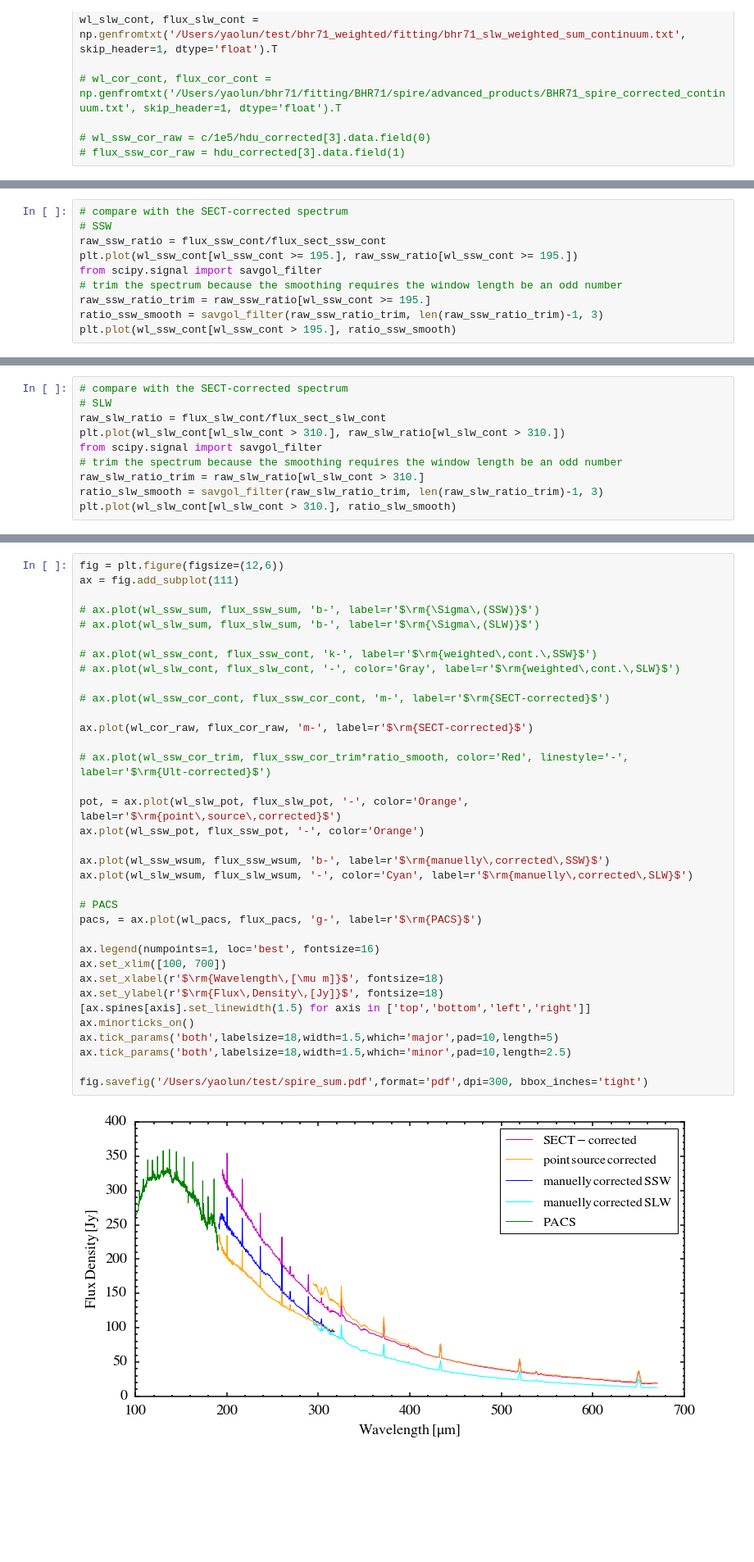
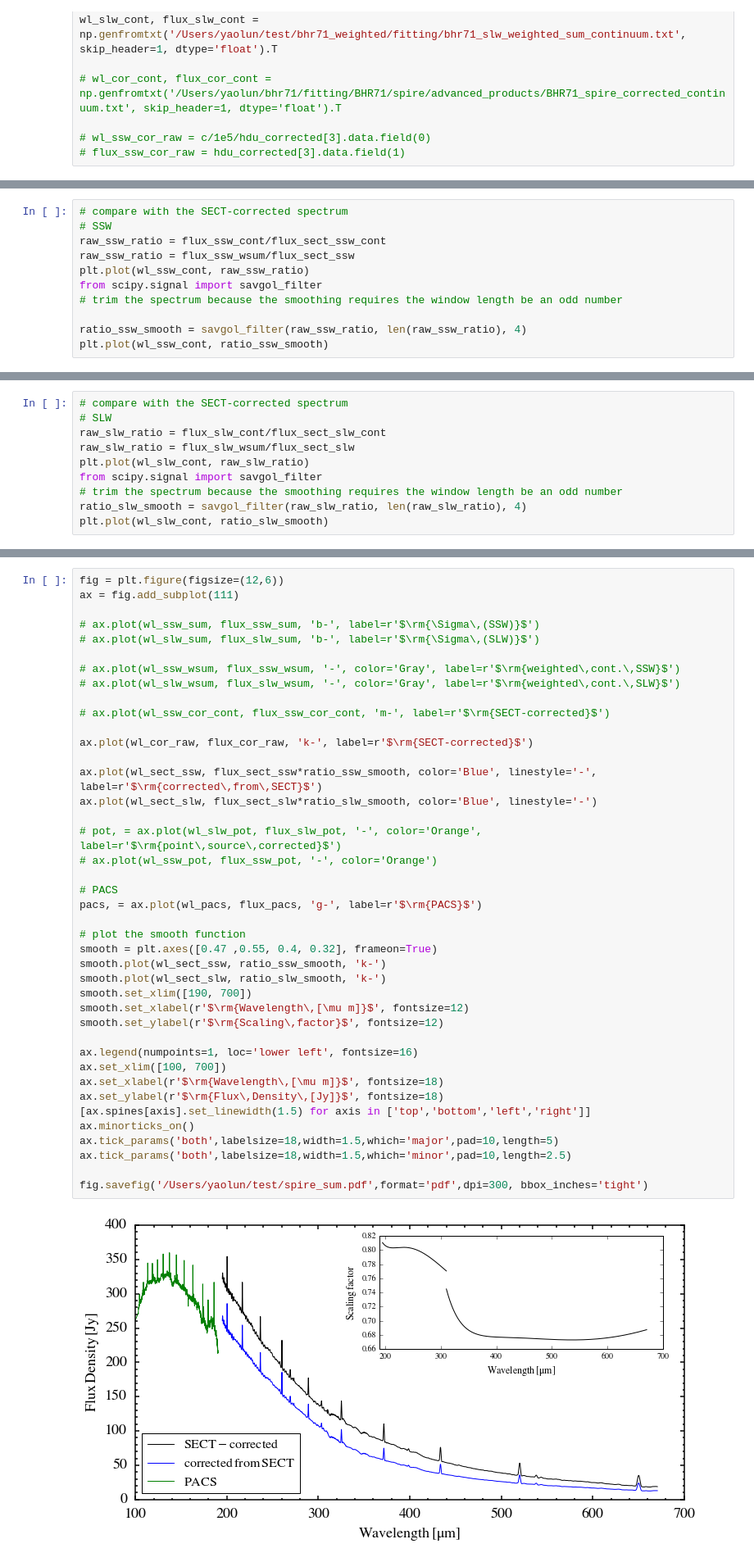
Before and after one commit to yaolun/sa, a Jupyter notebook: spire_products_comparison.ipynb, the cells around one changed output, grey strips where cells are left out. Shown: that part at 82% size. Drawn from its saved outputs; the diff is of its cells as text; blank space fills up the shorter version.

```diff
--- a/spire_products_comparison.ipynb
+++ b/spire_products_comparison.ipynb
@@ -375,11 +417,12 @@ wl_slw_cor_trim = wl_cor_raw[(wl_cor_raw >= min(wl_slw_cont)-0.01) & (wl_cor_raw
 # compare with the SECT-corrected spectrum
 # SSW
 raw_ssw_ratio = flux_ssw_cont/flux_sect_ssw_cont
-plt.plot(wl_ssw_cont[wl_ssw_cont >= 195.], raw_ssw_ratio[wl_ssw_cont >= 195.])
+raw_ssw_ratio = flux_ssw_wsum/flux_sect_ssw
+plt.plot(wl_ssw_cont, raw_ssw_ratio)
 from scipy.signal import savgol_filter
 # trim the spectrum because the smoothing requires the window length be an odd number
-raw_ssw_ratio_trim = raw_ssw_ratio[wl_ssw_cont >= 195.]
-ratio_ssw_smooth = savgol_filter(raw_ssw_ratio_trim, len(raw_ssw_ratio_trim)-1, 3)
-plt.plot(wl_ssw_cont[wl_ssw_cont > 195.], ratio_ssw_smooth)
+
+ratio_ssw_smooth = savgol_filter(raw_ssw_ratio, len(raw_ssw_ratio), 4)
+plt.plot(wl_ssw_cont, ratio_ssw_smooth)
 # %% [output]
 [<matplotlib.lines.Line2D at 0x...>]
@@ -388,11 +431,11 @@ plt.plot(wl_ssw_cont[wl_ssw_cont > 195.], ratio_ssw_smooth)
 # compare with the SECT-corrected spectrum
 # SLW
 raw_slw_ratio = flux_slw_cont/flux_sect_slw_cont
-plt.plot(wl_slw_cont[wl_slw_cont > 310.], raw_slw_ratio[wl_slw_cont > 310.])
+raw_slw_ratio = flux_slw_wsum/flux_sect_slw
+plt.plot(wl_slw_cont, raw_slw_ratio)
 from scipy.signal import savgol_filter
 # trim the spectrum because the smoothing requires the window length be an odd number
-raw_slw_ratio_trim = raw_slw_ratio[wl_slw_cont > 310.]
-ratio_slw_smooth = savgol_filter(raw_slw_ratio_trim, len(raw_slw_ratio_trim)-1, 3)
-plt.plot(wl_slw_cont[wl_slw_cont > 310.], ratio_slw_smooth)
+ratio_slw_smooth = savgol_filter(raw_slw_ratio, len(raw_slw_ratio), 4)
+plt.plot(wl_slw_cont, ratio_slw_smooth)
 # %% [output]
 [<matplotlib.lines.Line2D at 0x...>]
@@ -421,37 +443,43 @@ plt.plot(c/np.array(freq)/1e5, np.array(diam)-2)
 # %%
 fig = plt.figure(figsize=(12,6))
 ax = fig.add_subplot(111)
 
 # ax.plot(wl_ssw_sum, flux_ssw_sum, 'b-', label=r'$\rm{\Sigma\,(SSW)}$')
 # ax.plot(wl_slw_sum, flux_slw_sum, 'b-', label=r'$\rm{\Sigma\,(SLW)}$')
 
-# ax.plot(wl_ssw_cont, flux_ssw_cont, 'k-', label=r'$\rm{weighted\,cont.\,SSW}$')
-# ax.plot(wl_slw_cont, flux_slw_cont, '-', color='Gray', label=r'$\rm{weighted\,cont.\,SLW}$')
+# ax.plot(wl_ssw_wsum, flux_ssw_wsum, '-', color='Gray', label=r'$\rm{weighted\,cont.\,SSW}$')
+# ax.plot(wl_slw_wsum, flux_slw_wsum, '-', color='Gray', label=r'$\rm{weighted\,cont.\,SLW}$')
 
 # ax.plot(wl_ssw_cor_cont, flux_ssw_cor_cont, 'm-', label=r'$\rm{SECT-corrected}$')
 
-ax.plot(wl_cor_raw, flux_cor_raw, 'm-', label=r'$\rm{SECT-corrected}$')
+ax.plot(wl_cor_raw, flux_cor_raw, 'k-', label=r'$\rm{SECT-corrected}$')
 
-# ax.plot(wl_ssw_cor_trim, flux_ssw_cor_trim*ratio_smooth, color='Red', linestyle='-', label=r'$\rm{Ult-corrected}$')
+ax.plot(wl_sect_ssw, flux_sect_ssw*ratio_ssw_smooth, color='Blue', linestyle='-', label=r'$\rm{corrected\,from\,SECT}$')
+ax.plot(wl_sect_slw, flux_sect_slw*ratio_slw_smooth, color='Blue', linestyle='-')
 
-pot, = ax.plot(wl_slw_pot, flux_slw_pot, '-', color='Orange', label=r'$\rm{point\,source\,corrected}$')
-ax.plot(wl_ssw_pot, flux_ssw_pot, '-', color='Orange')
-
-ax.plot(wl_ssw_wsum, flux_ssw_wsum, 'b-', label=r'$\rm{manuelly\,corrected\,SSW}$')
-ax.plot(wl_slw_wsum, flux_slw_wsum, '-', color='Cyan', label=r'$\rm{manuelly\,corrected\,SLW}$')
+# pot, = ax.plot(wl_slw_pot, flux_slw_pot, '-', color='Orange', label=r'$\rm{point\,source\,corrected}$')
+# ax.plot(wl_ssw_pot, flux_ssw_pot, '-', color='Orange')
 
 # PACS
 pacs, = ax.plot(wl_pacs, flux_pacs, 'g-', label=r'$\rm{PACS}$')
 
-ax.legend(numpoints=1, loc='best', fontsize=16)
+# plot the smooth function
+smooth = plt.axes([0.47 ,0.55, 0.4, 0.32], frameon=True)
+smooth.plot(wl_sect_ssw, ratio_ssw_smooth, 'k-')
+smooth.plot(wl_sect_slw, ratio_slw_smooth, 'k-')
+smooth.set_xlim([190, 700])
+smooth.set_xlabel(r'$\rm{Wavelength\,[\mu m]}$', fontsize=12)
+smooth.set_ylabel(r'$\rm{Scaling\,factor}$', fontsize=12)
+
+ax.legend(numpoints=1, loc='lower left', fontsize=16)
 ax.set_xlim([100, 700])
 ax.set_xlabel(r'$\rm{Wavelength\,[\mu m]}$', fontsize=18)
 ax.set_ylabel(r'$\rm{Flux\,Density\,[Jy]}$', fontsize=18)
 [ax.spines[axis].set_linewidth(1.5) for axis in ['top','bottom','left','right']]
 ax.minorticks_on()
 ax.tick_params('both',labelsize=18,width=1.5,which='major',pad=10,length=5)
 ax.tick_params('both',labelsize=18,width=1.5,which='minor',pad=10,length=2.5)
 
 fig.savefig('/Users/yaolun/test/spire_sum.pdf',format='pdf',dpi=300, bbox_inches='tight')
 # %% [output]
-[figure, old version]
+[figure, new version]
```
Also changed, not shown: parts of 14 cells of this notebook.
